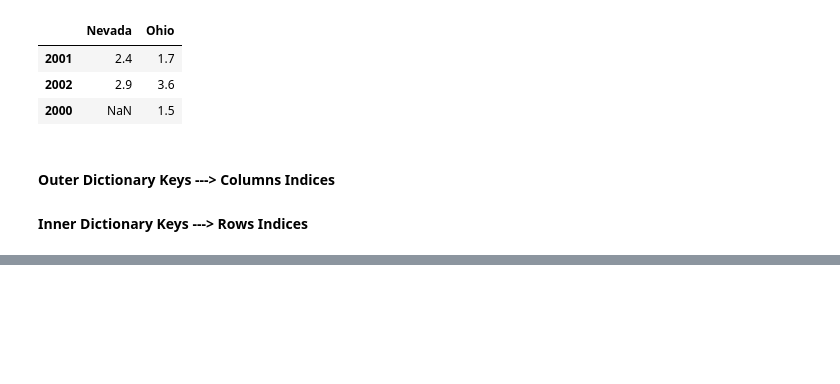
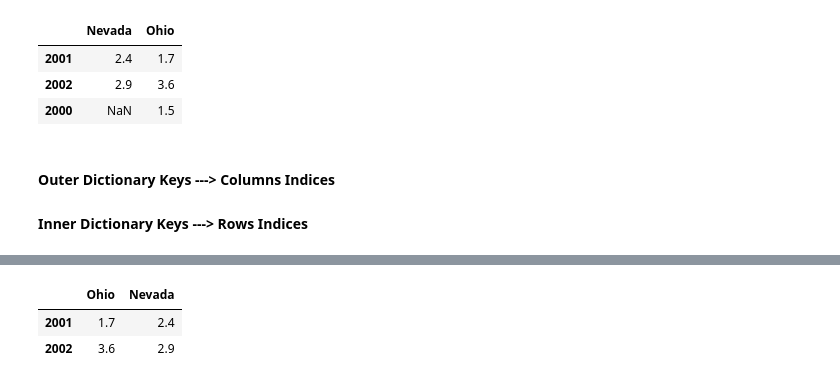
Before and after one commit to SyedHuzaifa007/Pandas-Demonstration, a Jupyter notebook: Pandas Demonstration (Data Frames).ipynb, the cells around one changed output, grey strips where cells are left out. Drawn from its saved outputs; the diff is of its cells as text; code cells hidden in the pictures; blank space fills up the shorter version.

```diff
--- a/Pandas Demonstration (Data Frames).ipynb
+++ b/Pandas Demonstration (Data Frames).ipynb
@@ -234,0 +257,6 @@ frame3
+# %%
+frame4
+# %% [output]
+|  | Ohio | Nevada |
+| 2001 | 1.7 | 2.4 |
+| 2002 | 3.6 | 2.9 |
```
Also changed, not shown: parts of 6 cells of this notebook.
